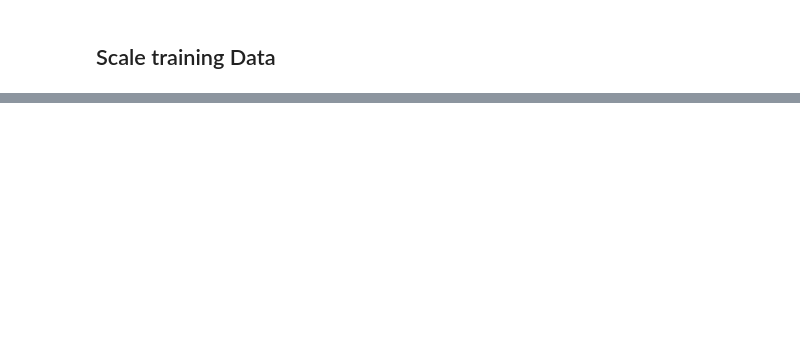
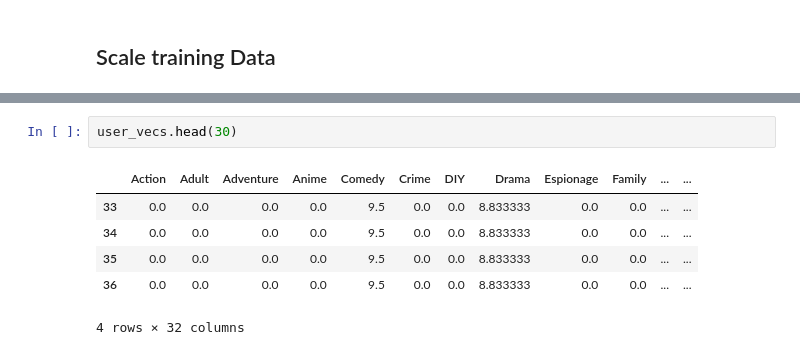
Before and after one commit to Tamaski/kdrama_recommend, a Jupyter notebook: drama_rec.ipynb, the cells around one changed output, grey strips where cells are left out. Saved outputs shown, nothing was run; the diff lists cells and outputs as text; blank space fills up the shorter version.

```diff
--- a/drama_rec.ipynb
+++ b/drama_rec.ipynb
@@ -96,0 +229,9 @@ NameError: name 'StandardScaler' is not defined
+# %%
+user_vecs.head(30)
+# %% [output]
+|  | Action | Adult | Adventure | Anime | Comedy | Crime | DIY | Drama | Espionage | Family | ... | ... |
+| 33 | 0.0 | 0.0 | 0.0 | 0.0 | 9.5 | 0.0 | 0.0 | 8.833333 | 0.0 | 0.0 | ... | ... |
+| 34 | 0.0 | 0.0 | 0.0 | 0.0 | 9.5 | 0.0 | 0.0 | 8.833333 | 0.0 | 0.0 | ... | ... |
+| 35 | 0.0 | 0.0 | 0.0 | 0.0 | 9.5 | 0.0 | 0.0 | 8.833333 | 0.0 | 0.0 | ... | ... |
+| 36 | 0.0 | 0.0 | 0.0 | 0.0 | 9.5 | 0.0 | 0.0 | 8.833333 | 0.0 | 0.0 | ... | ... |
+4 rows × 32 columns
```
Also changed, not shown: parts of 25 cells of this notebook, 1 other file.
